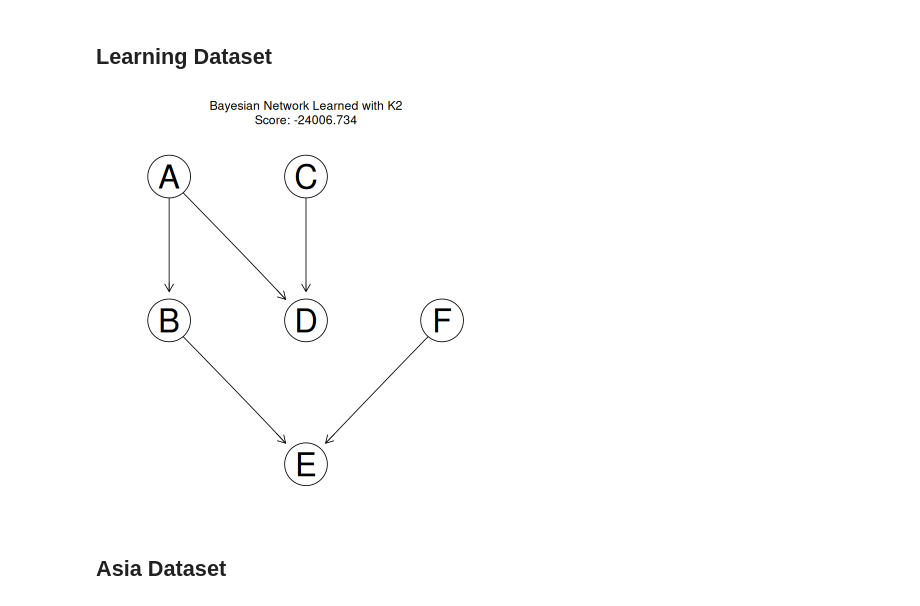
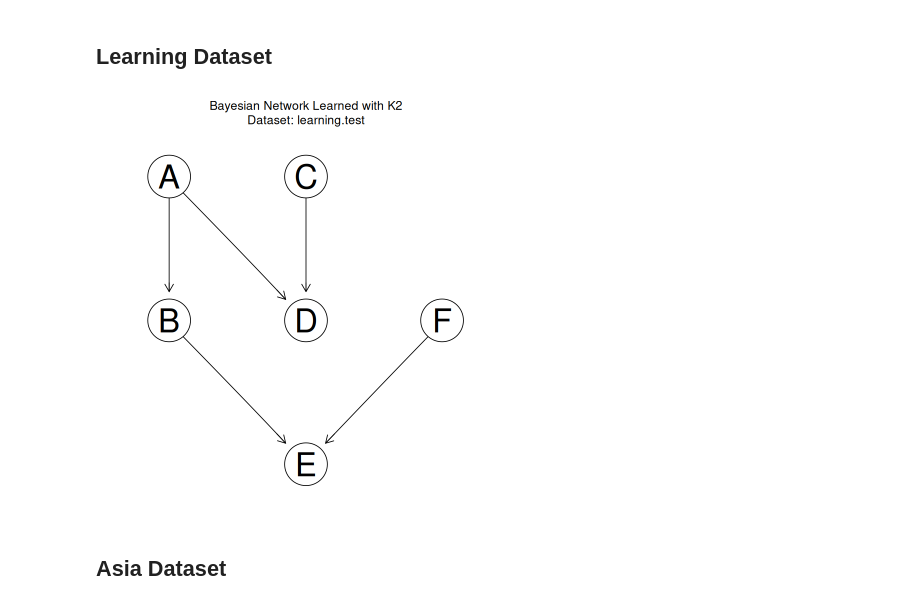
Before and after one commit to sofiadilucia/Bayesian-Networks, a Jupyter notebook: k2_algo.ipynb, the cells around one changed output. Drawn from its saved outputs; the diff is of its cells as text; code cells hidden in the pictures.

```diff
--- a/k2_algo.ipynb
+++ b/k2_algo.ipynb
@@ -19,11 +19,17 @@ factor_remover <- function(dataset) {
 dataset <- function(dataset) {
     if (class(dataset) == 'data.frame') {
         return(factor_remover(dataset))
-    } else {
+    } else if (class(dataset) == 'BNDataset') {
         df <- as.data.frame(raw.data(dataset))
         colnames(df) <- dataset@variables
         return(df)
     }
+    else {
+        ruiz <- data.frame(x1 = c(1, 1, 0, 1, 0, 0, 1, 0, 1, 0),
+                          x2 = c(0, 1, 0, 1, 0, 1, 1, 0, 1, 0),
+                          x3 = c(0, 1, 1, 1, 0, 1, 1, 0, 1, 0))
+        return(ruiz)
+    }
 }
 # %%
 node.values <- function(dataset, parents) {
@@ -257,5 +264,5 @@ Gigi prova questa simpatica funzione che io non posso :) <br> va applicata a tut
 # %%
-best.net <- function(data, n_permutations = 1000, upperbound=2) {
+best.net <- function(data, n_permutations = 1000, upperbound=2, title) {
     result <- explo_scorer(data, n_permutations, upperbound)
 
     result.dag <- result$dag
@@ -269,7 +276,7 @@ best.net <- function(data, n_permutations = 1000, upperbound=2) {
                   layout = "dot",
                   shape = "circle",
                   fontsize = 12,
-                  main = paste("Bayesian Network Learned with K2\nScore:", round(result.score, 3)),
+                  main = paste("Bayesian Network Learned with K2\nDataset:", title),
                   render = TRUE)
     #dev.off()
 
@@ -278,9 +291,9 @@ best.net <- function(data, n_permutations = 1000, upperbound=2) {
 # %% [markdown]
 ## Learning Dataset
 # %%
-learning.result <- best.net(data = dataset(learning.test), n_permutations = 2000, upperbound = 2)
+learning.result <- best.net(data = dataset(learning.test), n_permutations = 2000, upperbound = 2,"learning.test")
 # %% [output]
-[figure, old version]
+[figure, new version]
 # %% [markdown]
 ## Asia Dataset
 # %%
```
Also changed, not shown: parts of 16 cells of this notebook.
